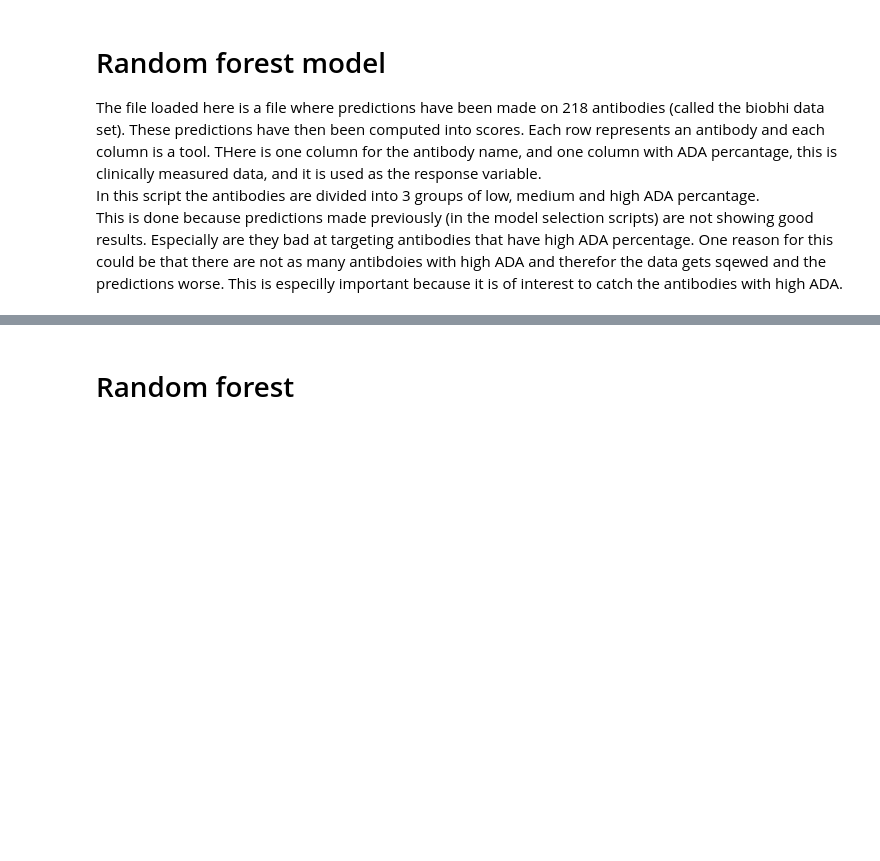
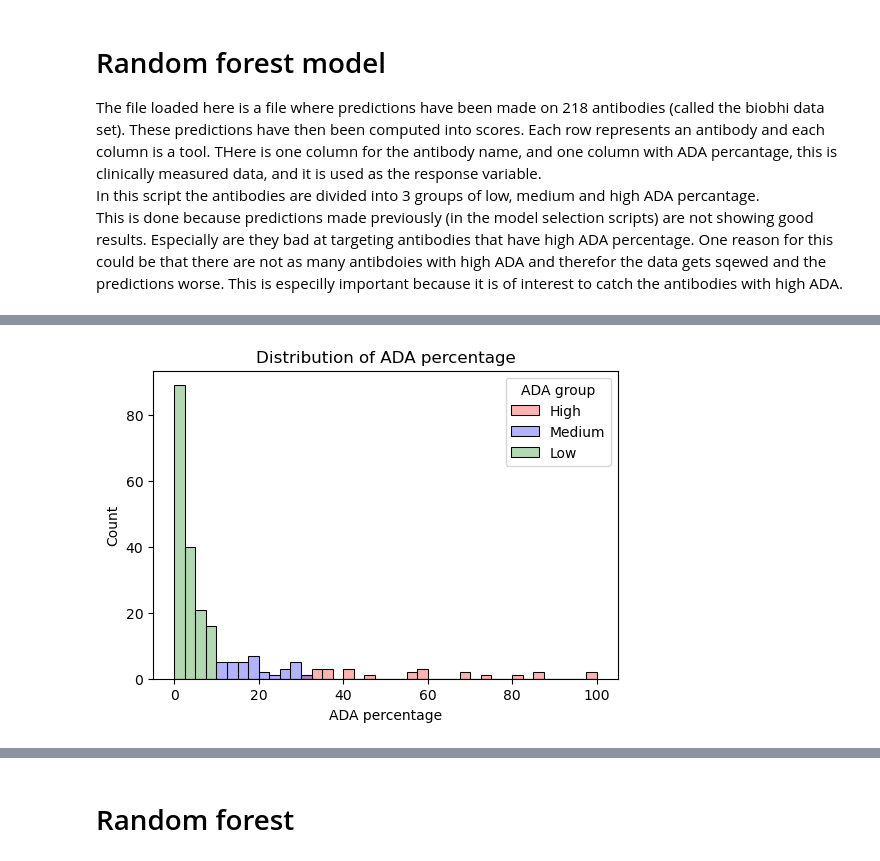
Before and after one commit to RebeckaAntonsson/Thesis, a Jupyter notebook: Immonogenecity_tool_testing/Random_forest/random_forest_model_grouped_ADA.ipynb, the cells around one changed output, grey strips where cells are left out. Cells and saved outputs as stored; diff of their text form; code cells hidden in the pictures; blank space fills up the shorter version.

```diff
--- a/Immonogenecity_tool_testing/Random_forest/random_forest_model_grouped_ADA.ipynb
+++ b/Immonogenecity_tool_testing/Random_forest/random_forest_model_grouped_ADA.ipynb
@@ -53,6 +52,19 @@ computed_scors_biophi['ADA_group'] = 2 # medium
 
 computed_scors_biophi.loc[computed_scors_biophi['ADA_percentage'] < 10, 'ADA_group'] = 1 # low
 computed_scors_biophi.loc[computed_scors_biophi['ADA_percentage'] > 30, 'ADA_group'] = 3 # high
+# %%
+# Plot distribution of ADA percantage among the antibodies, color based on ADA group
+
+plt.figure(figsize=(6,4))
+sns.histplot(data = computed_scors_biophi, x='ADA_percentage', bins=40, hue='ADA_group', palette=['green', 'blue', 'red'], alpha=0.3)
+
+plt.title('Distribution of ADA percentage')
+plt.legend(title='ADA group', labels=['High', 'Medium', 'Low'])
+plt.xlabel('ADA percentage')
+plt.ylabel('Count')
+plt.show()
+# %% [output]
+[figure, added]
 # %%
 # plot the distribution of low, medium and high ADA percanteg
 sns.countplot(
```
Also changed, not shown: parts of 33 cells of this notebook.
